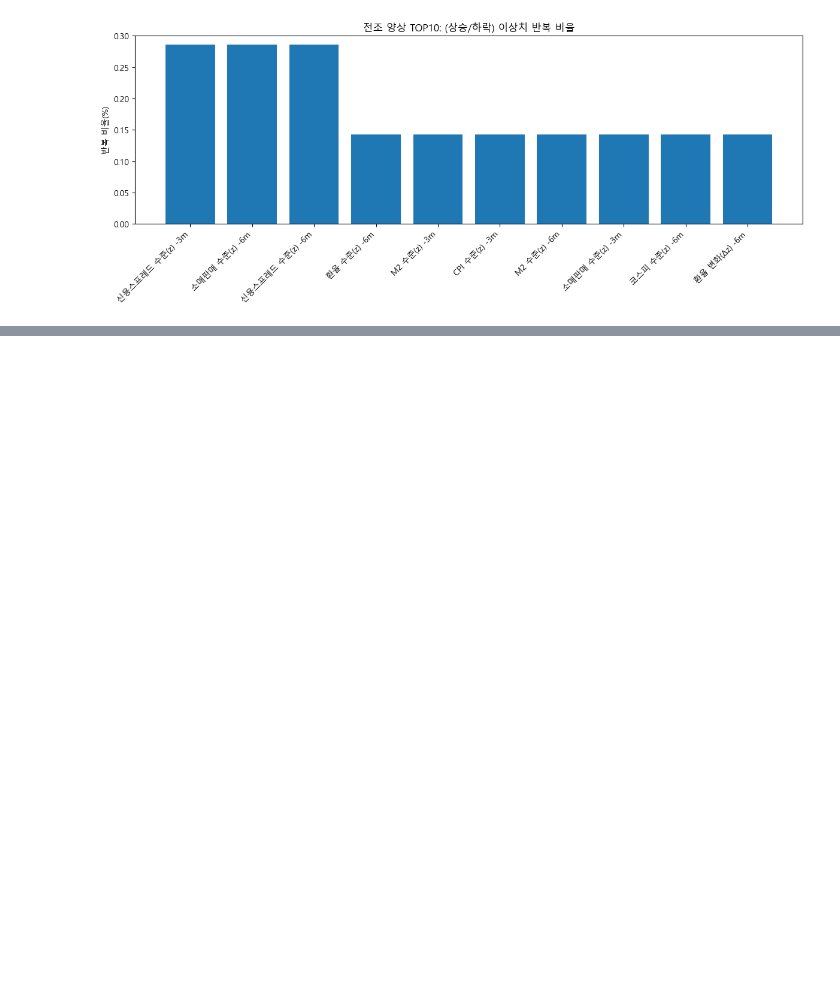
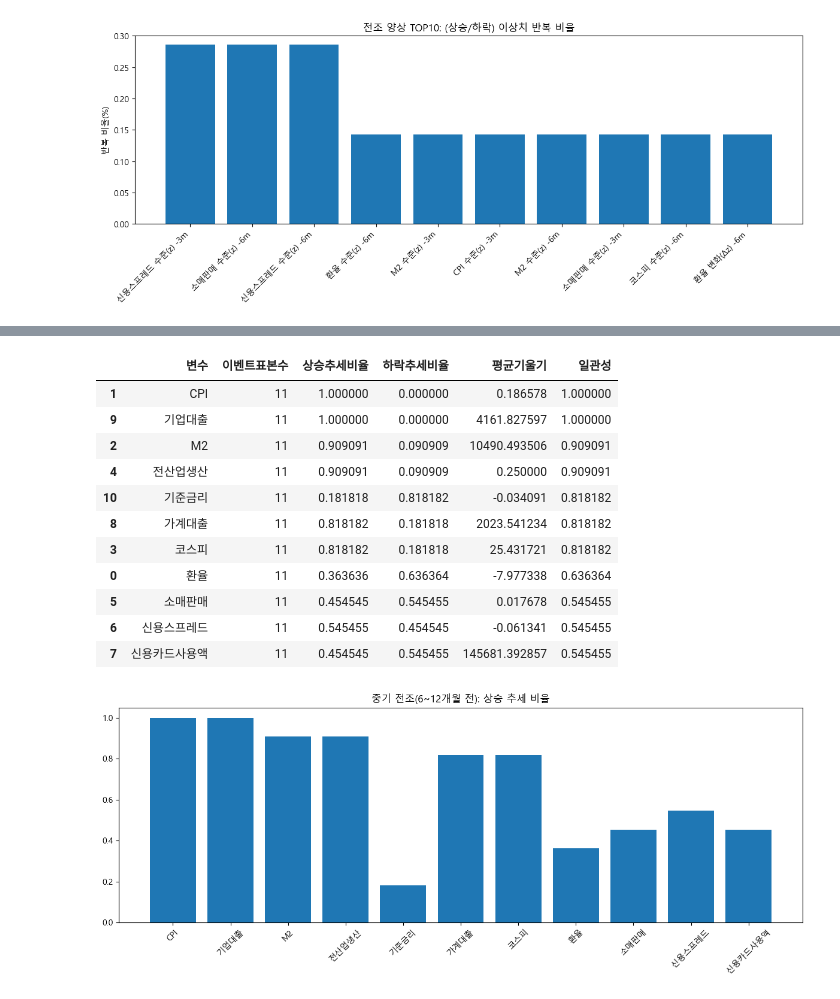
Before and after one commit to yoonsung1/final-project, a Jupyter notebook: 가은/전조증상.ipynb, the cells around one changed output, grey strips where cells are left out. Cells and saved outputs as stored; diff of their text form; code cells hidden in the pictures; blank space fills up the shorter version.

```diff
--- a/가은/전조증상.ipynb
+++ b/가은/전조증상.ipynb
@@ -262,0 +845,71 @@ plt.show()
+# %%
+# ============================================================
+# [중기 전조 1단계] 추세 분석: t-12 ~ t-6
+# ============================================================
+
+WINDOW_MID = [-12, -11, -10, -9, -8, -7, -6]
+x_mid = np.arange(len(WINDOW_MID))
+
+def slope_mid(y):
+    y = np.asarray(y, dtype=float)
+    if np.isnan(y).any():
+        return np.nan
+    return np.polyfit(x_mid, y, 1)[0]
+
+event_slopes_mid = {k: [] for k in VARS.keys()}
+
+for t in valid_events:
+    dates = [t + pd.DateOffset(months=m) for m in WINDOW_MID]
+    if all(d in df_idx.index for d in dates):
+        for name, col in VARS.items():
+            event_slopes_mid[name].append(
+                slope_mid(df_idx.loc[dates, col].values)
+            )
+
+rows_mid = []
+for name in VARS.keys():
+    arr = np.array(event_slopes_mid[name], dtype=float)
+    arr = arr[~np.isnan(arr)]
+    if len(arr) == 0:
+        continue
+    rows_mid.append({
+        "변수": name,
+        "이벤트표본수": len(arr),
+        "상승추세비율": (arr > 0).mean(),
+        "하락추세비율": (arr < 0).mean(),
+        "평균기울기": np.mean(arr),
+    })
+
+slope_mid_summary = pd.DataFrame(rows_mid)
+slope_mid_summary["일관성"] = slope_mid_summary[
+    ["상승추세비율","하락추세비율"]
+].max(axis=1)
+
+slope_mid_summary = slope_mid_summary.sort_values(
+    "일관성", ascending=False
+)
+
+display(slope_mid_summary)
+
+# 시각화
+plt.figure(figsize=(12,5))
+plt.bar(slope_mid_summary["변수"],
+        slope_mid_summary["상승추세비율"])
+plt.xticks(rotation=45)
+plt.title("중기 전조(6~12개월 전): 상승 추세 비율")
+plt.tight_layout()
+plt.show()
+# %% [output]
+|  | 변수 | 이벤트표본수 | 상승추세비율 | 하락추세비율 | 평균기울기 | 일관성 |
+| 1 | CPI | 11 | 1.000000 | 0.000000 | 0.186578 | 1.000000 |
+| 9 | 기업대출 | 11 | 1.000000 | 0.000000 | 4161.827597 | 1.000000 |
+| 2 | M2 | 11 | 0.909091 | 0.090909 | 10490.493506 | 0.909091 |
+| 4 | 전산업생산 | 11 | 0.909091 | 0.090909 | 0.250000 | 0.909091 |
+| 10 | 기준금리 | 11 | 0.181818 | 0.818182 | -0.034091 | 0.818182 |
+| 8 | 가계대출 | 11 | 0.818182 | 0.181818 | 2023.541234 | 0.818182 |
+| 3 | 코스피 | 11 | 0.818182 | 0.181818 | 25.431721 | 0.818182 |
+| 0 | 환율 | 11 | 0.363636 | 0.636364 | -7.977338 | 0.636364 |
+| 5 | 소매판매 | 11 | 0.454545 | 0.545455 | 0.017678 | 0.545455 |
+| 6 | 신용스프레드 | 11 | 0.545455 | 0.454545 | -0.061341 | 0.545455 |
+| 7 | 신용카드사용액 | 11 | 0.454545 | 0.545455 | 145681.392857 | 0.545455 |
+[figure, added]
```
Also changed, not shown: parts of 12 cells of this notebook.
